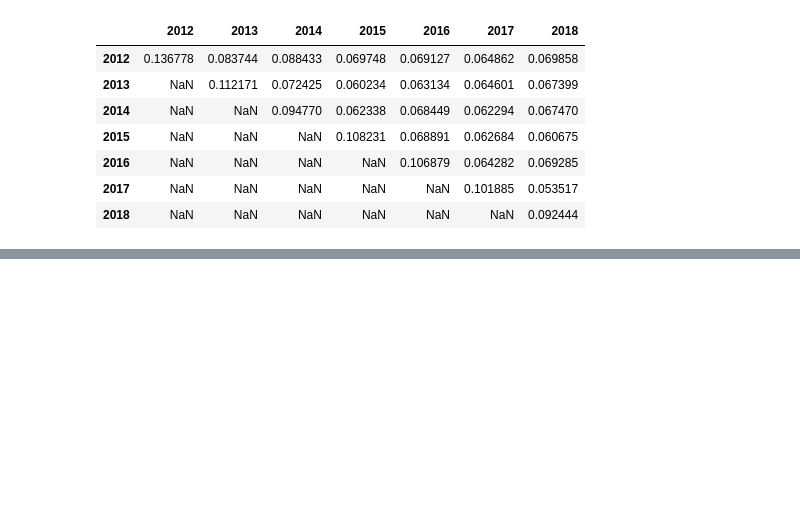
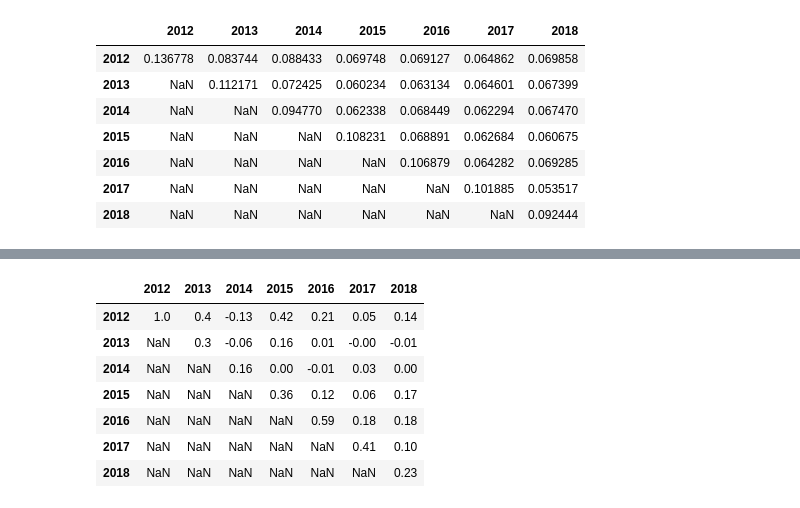
Before and after one commit to ramirezfranco/TMProject, a Jupyter notebook: amlo_over_time.ipynb, the cells around one changed output, grey strips where cells are left out. Cells and saved outputs as stored; diff of their text form; code cells hidden in the pictures; blank space fills up the shorter version.

```diff
--- a/amlo_over_time.ipynb
+++ b/amlo_over_time.ipynb
@@ -434,0 +496,11 @@ plt.show()
+# %%
+avgs_df.round(2)
+# %% [output]
+|  | 2012 | 2013 | 2014 | 2015 | 2016 | 2017 | 2018 |
+| 2012 | 1.0 | 0.4 | -0.13 | 0.42 | 0.21 | 0.05 | 0.14 |
+| 2013 | NaN | 0.3 | -0.06 | 0.16 | 0.01 | -0.00 | -0.01 |
+| 2014 | NaN | NaN | 0.16 | 0.00 | -0.01 | 0.03 | 0.00 |
+| 2015 | NaN | NaN | NaN | 0.36 | 0.12 | 0.06 | 0.17 |
+| 2016 | NaN | NaN | NaN | NaN | 0.59 | 0.18 | 0.18 |
+| 2017 | NaN | NaN | NaN | NaN | NaN | 0.41 | 0.10 |
+| 2018 | NaN | NaN | NaN | NaN | NaN | NaN | 0.23 |
```
Also changed, not shown: parts of 15 cells of this notebook, 7 other files.
